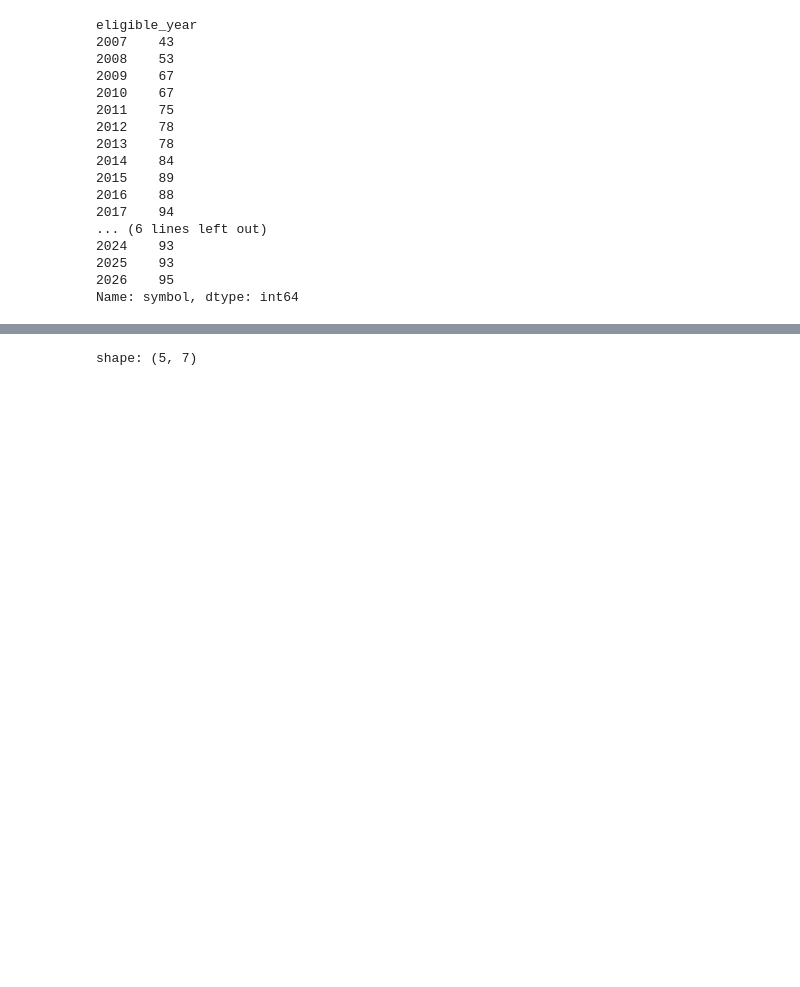
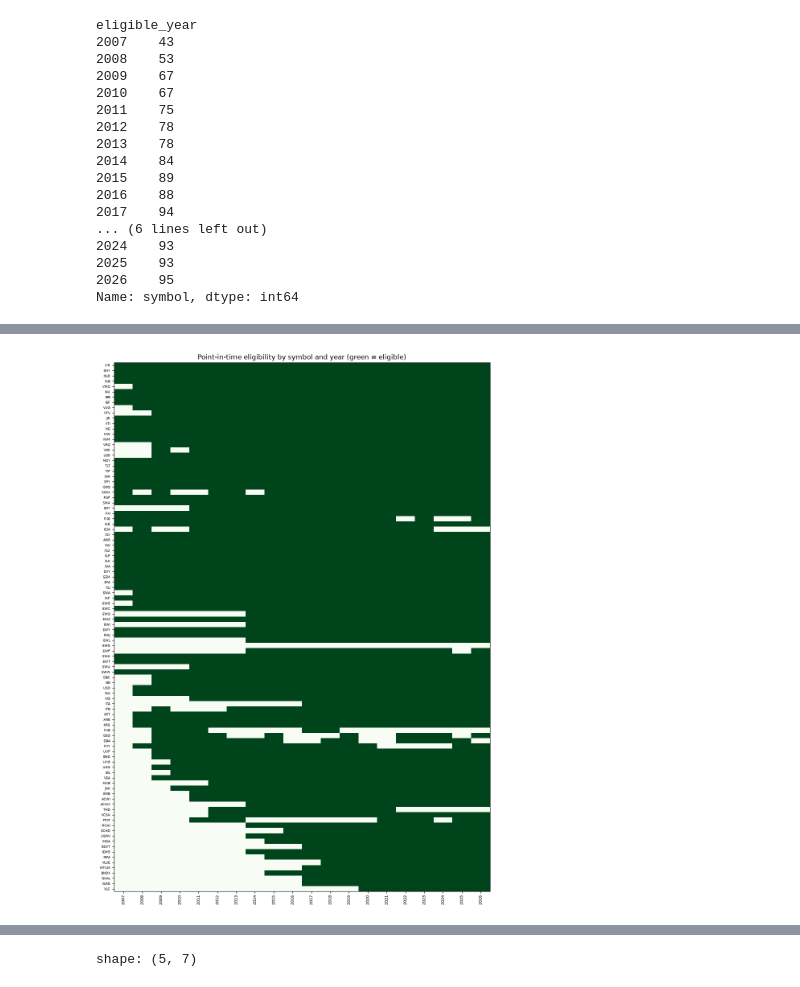
Before and after one commit to ml4t/packt-workshop, a Jupyter notebook: notebooks/01_data.ipynb, the cells around one changed output, grey strips where cells are left out. Saved outputs shown, nothing was run; the diff lists cells and outputs as text; code cells hidden in the pictures; blank space fills up the shorter version.

```diff
--- a/notebooks/01_data.ipynb
+++ b/notebooks/01_data.ipynb
@@ -165,0 +173,20 @@ Name: symbol, dtype: int64
+# %%
+elig_matrix = (
+    eligibility.assign(eligible=True)
+    .pivot(index="symbol", columns="eligible_year", values="eligible")
+    .reindex(coverage.sort_values("min").index)
+    .fillna(False)
+    .astype(int)
+)
+
+fig, ax = plt.subplots(figsize=(10, 14))
+ax.imshow(elig_matrix.values, aspect="auto", cmap="Greens", interpolation="nearest")
+ax.set_xticks(range(len(elig_matrix.columns)))
+ax.set_xticklabels(elig_matrix.columns, rotation=90, fontsize=7)
+ax.set_yticks(range(len(elig_matrix.index)))
+ax.set_yticklabels(elig_matrix.index, fontsize=6)
+ax.set_title("Point-in-time eligibility by symbol and year (green = eligible)")
+plt.tight_layout()
+plt.show()
+# %% [output]
+[figure, added]
```
Also changed, not shown: parts of 7 cells of this notebook.
